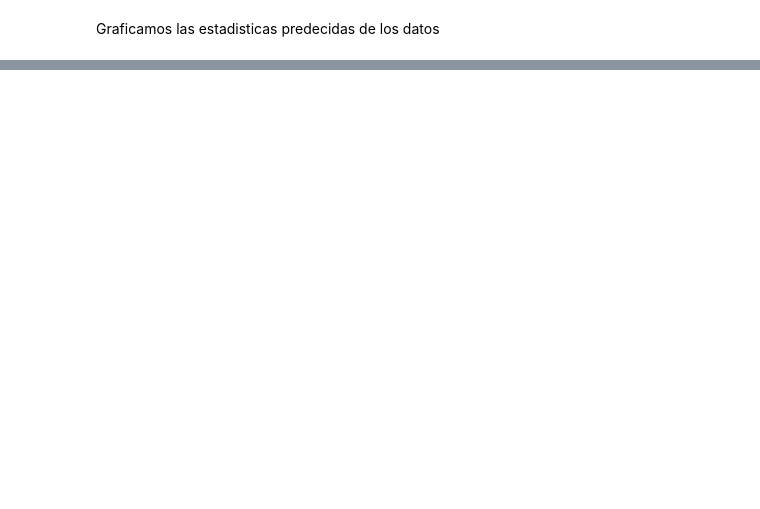
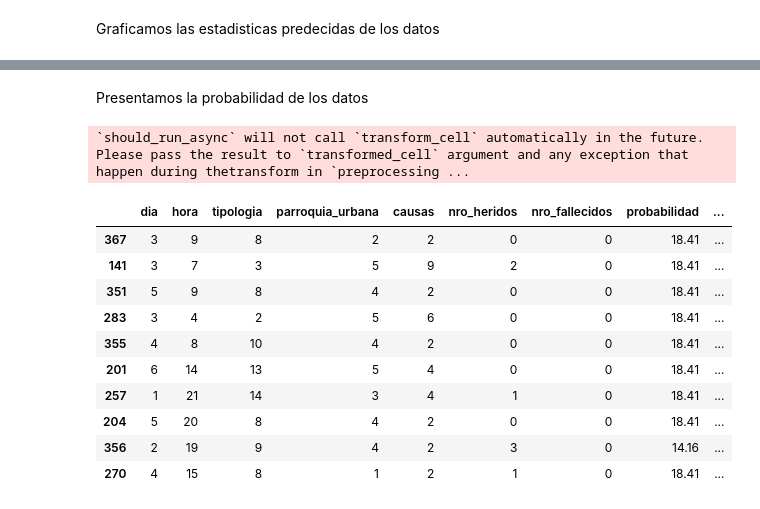
Before and after one commit to Orixstranger/DataMining_Accidentes_Transito_Canton_Loja, a Jupyter notebook: Python/pruebas colab 2021/modelo_Parroquia_Urbana_Weka_python_Calles_accidentes_2021.ipynb, the cells around one changed output, grey strips where cells are left out. Drawn from its saved outputs; the diff is of its cells as text; code cells hidden in the pictures; blank space fills up the shorter version.

```diff
--- a/Python/pruebas colab 2021/modelo_Parroquia_Urbana_Weka_python_Calles_accidentes_2021.ipynb
+++ b/Python/pruebas colab 2021/modelo_Parroquia_Urbana_Weka_python_Calles_accidentes_2021.ipynb
@@ -536,0 +588,5 @@ ax[0].savefig("barras_prediccion_parroquia_urbana_2021.png")
+# %%
+#Verificamos la probabilidad de todas las variables
+y_proba = arbol_modelo.predict_proba(X)
+probabilidad_acierto = np.round(y_proba[0][y_pred] * 100, 2)
+print("Probabilidad de Acierto: " + str(probabilidad_acierto) + "%")
@@ -536,0 +612,5 @@ ax[0].savefig("barras_prediccion_parroquia_urbana_2021.png")
+# %%
+print(type(probabilidad_acierto))
+columna_probabilidades = pd.DataFrame()
+columna_probabilidades['probabilidad'] = pd.DataFrame(probabilidad_acierto)
+print(columna_probabilidades)
@@ -536,0 +634,21 @@ ax[0].savefig("barras_prediccion_parroquia_urbana_2021.png")
+# %% [markdown]
+Presentamos la probabilidad de los datos
+# %%
+y_prediccion = pd.DataFrame()
+y_prediccion['predicciones'] = pd.DataFrame(y_pred)
+
+probabilidades_2021_df = pd.concat([df,columna_probabilidades, y_prediccion], axis=1)
+probabilidades_2021_df.sample(10)
+# %% [output]
+`should_run_async` will not call `transform_cell` automatically in the future. Please pass the result to `transformed_cell` argument and any exception that happen during thetransform in `preprocessing ...
+|  | dia | hora | tipologia | parroquia_urbana | causas | nro_heridos | nro_fallecidos | probabilidad | ... |
+| 367 | 3 | 9 | 8 | 2 | 2 | 0 | 0 | 18.41 | ... |
+| 141 | 3 | 7 | 3 | 5 | 9 | 2 | 0 | 18.41 | ... |
+| 351 | 5 | 9 | 8 | 4 | 2 | 0 | 0 | 18.41 | ... |
+| 283 | 3 | 4 | 2 | 5 | 6 | 0 | 0 | 18.41 | ... |
+| 355 | 4 | 8 | 10 | 4 | 2 | 0 | 0 | 18.41 | ... |
+| 201 | 6 | 14 | 13 | 5 | 4 | 0 | 0 | 18.41 | ... |
+| 257 | 1 | 21 | 14 | 3 | 4 | 1 | 0 | 18.41 | ... |
+| 204 | 5 | 20 | 8 | 4 | 2 | 0 | 0 | 18.41 | ... |
+| 356 | 2 | 19 | 9 | 4 | 2 | 3 | 0 | 14.16 | ... |
+| 270 | 4 | 15 | 8 | 1 | 2 | 1 | 0 | 18.41 | ... |
```
Also changed, not shown: parts of 39 cells of this notebook, 8 other files.
